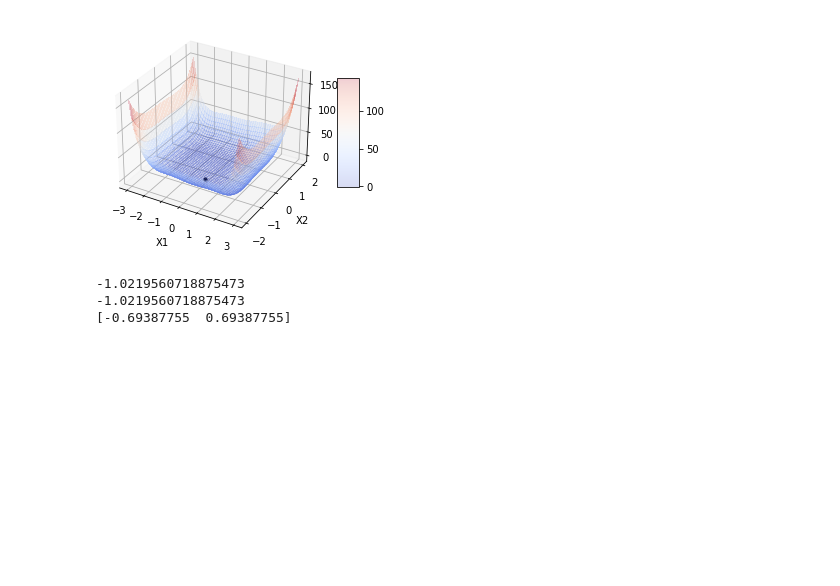
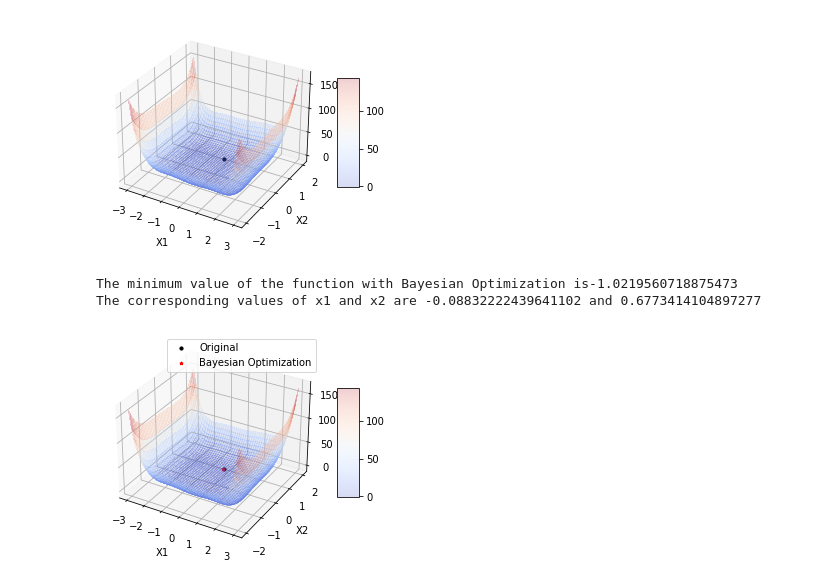
Before and after one commit to omiksave/Design-Optimization, a Jupyter notebook: Homework3.ipynb, the cells around one changed output. Saved outputs shown, nothing was run; the diff lists cells and outputs as text; code cells hidden in the pictures; blank space fills up the shorter version.

Commit message:
Problem 2: Updating Solution

```diff
--- a/Homework3.ipynb
+++ b/Homework3.ipynb
@@ -150,9 +150,24 @@ Corresponding value of x2 is -0.6938775510204083
 space = [Real(-3,3),Real(-2,2)]
 # Running 50 iterations of Bayesian Optimization to evaluate the best parameter combination to minimize cost function
 res = gp_minimize(cost_fun,space,x0=[0,1],acq_func="EI",n_calls=50,n_random_starts=5,random_state=123,noise=0.1**2)
-# %%
-print(res.fun)
-# %% [output]
--1.0219560718875473
--1.0219560718875473
-[-0.69387755  0.69387755]
+# %%
+print('The minimum value of the function with Bayesian Optimization is'+str(res.fun))
+print('The corresponding values of x1 and x2 are '+str(res.x[0])+' and '+str(res.x[1]))
+# %% [output]
+The minimum value of the function with Bayesian Optimization is-1.0219560718875473
+The corresponding values of x1 and x2 are -0.08832222439641102 and 0.6773414104897277
+# %%
+# Plotting optimum solution with original solution
+fig, ax = plt.subplots(subplot_kw={"projection": "3d"})
+plot = ax.scatter3D(min_x1[1],min_x2[1],np.amin(z_line),s=10,c='black',marker='o')
+plot1 = ax.scatter3D(res.x[0],res.x[1],res.fun,s=10,c='red',marker='*')
+surf = ax.plot_surface(x1_line,x2_line,z_line,cmap=cm.coolwarm,
+                       linewidth=0, antialiased=False,alpha = 0.2)
+ax.set_xlabel('X1')
+ax.set_ylabel('X2')
+ax.set_zlabel('Z')
+plt.legend([plot,plot1],['Original','Bayesian Optimization'])
+fig.colorbar(surf, shrink=0.5, aspect=5)
+plt.show()
+# %% [output]
+[figure, added]
```
Also changed, not shown: parts of 1 cell of this notebook.
